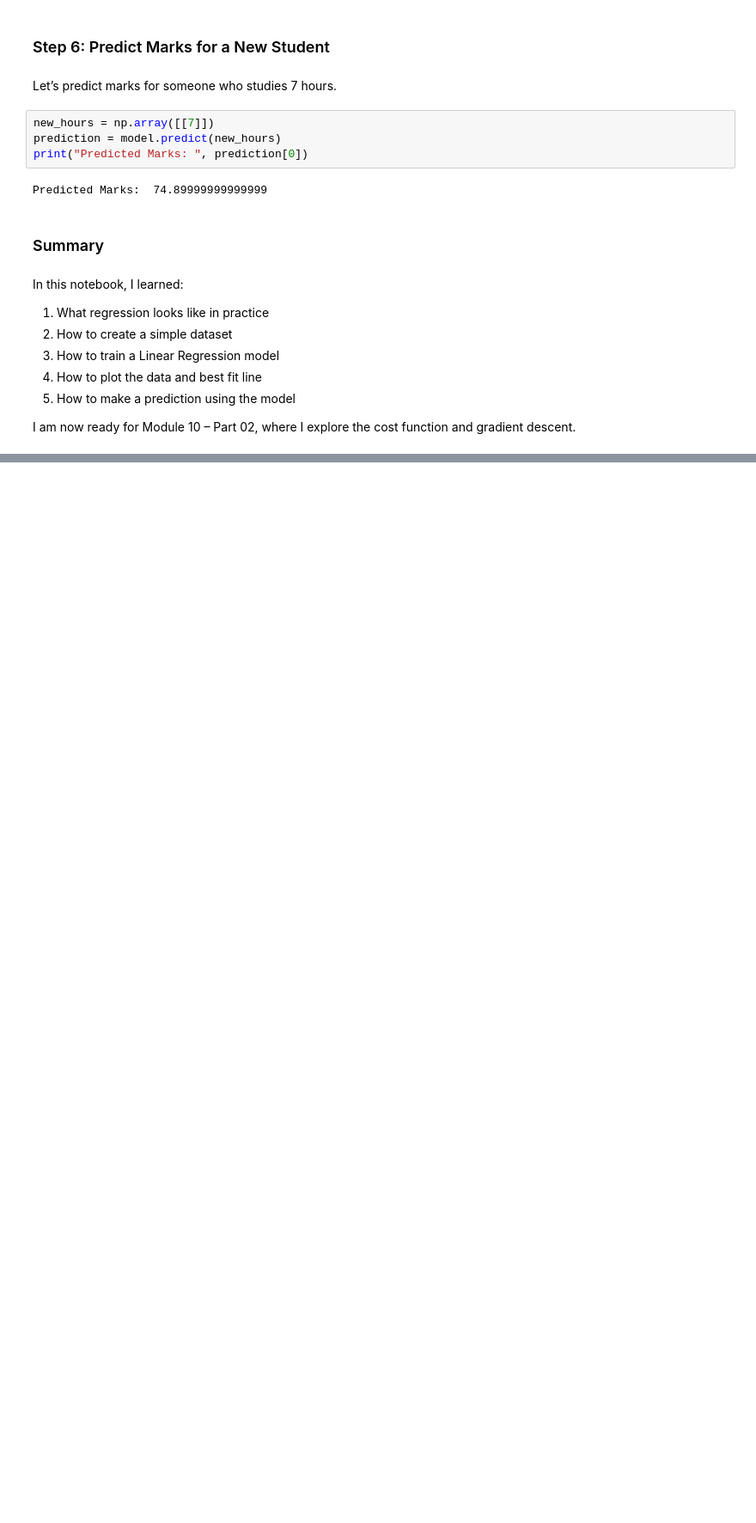
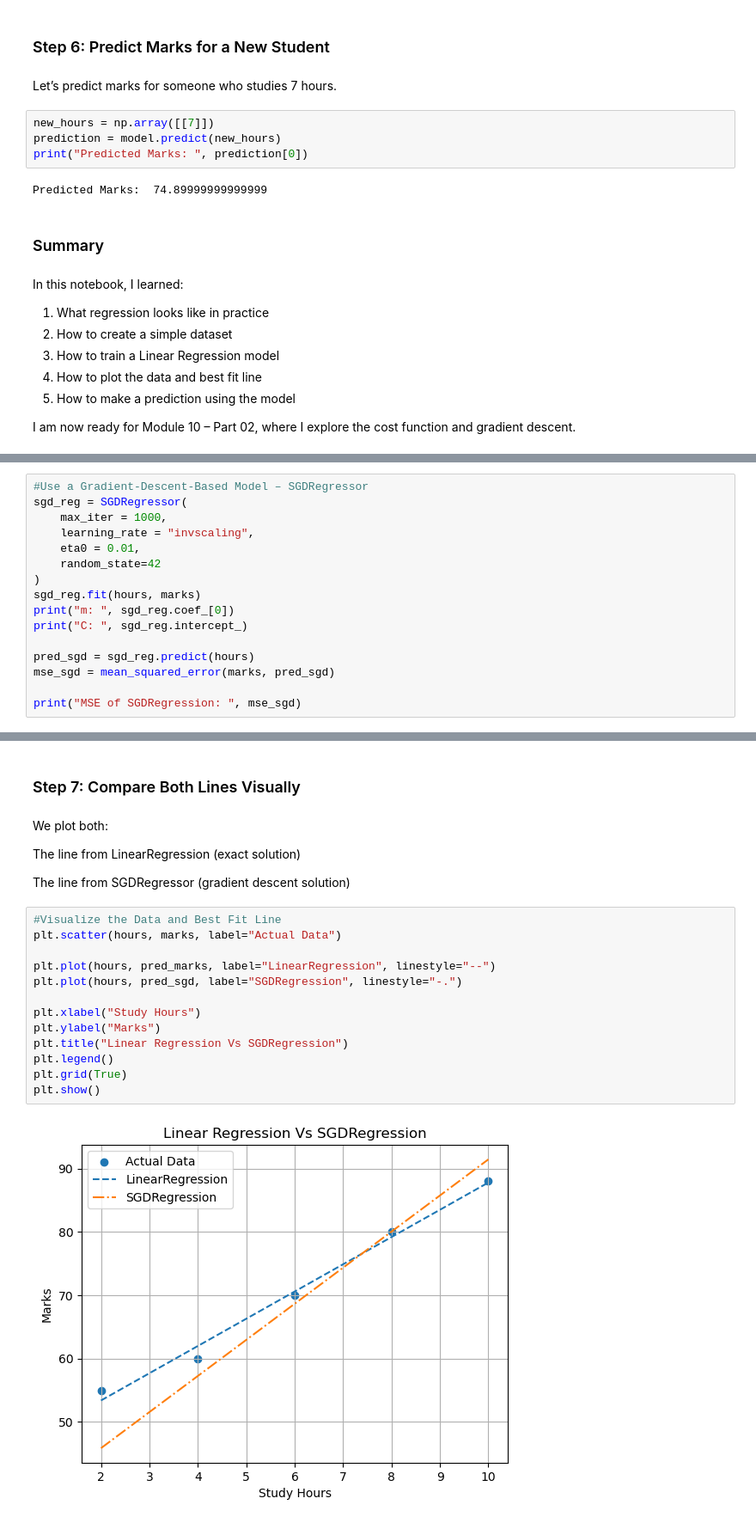
Before and after one commit to Tanvir-Ahmed-67/AI_ML_LEARNING, a Jupyter notebook: Matchine_Learning/Module_10_Linear_Regression_&_Logistic_Regression.ipynb, the cells around one changed output, grey strips where cells are left out. Shown: that part at 86% size. Cells and saved outputs as stored; diff of their text form; blank space fills up the shorter version.

```diff
--- a/Matchine_Learning/Module_10_Linear_Regression_&_Logistic_Regression.ipynb
+++ b/Matchine_Learning/Module_10_Linear_Regression_&_Logistic_Regression.ipynb
@@ -112,0 +208,16 @@ I am now ready for Module 10 – Part 02, where I explore the cost function and
+# %%
+#Use a Gradient-Descent-Based Model – SGDRegressor
+sgd_reg = SGDRegressor(
+    max_iter = 1000,
+    learning_rate = "invscaling",
+    eta0 = 0.01,
+    random_state=42
+)
+sgd_reg.fit(hours, marks)
+print("m: ", sgd_reg.coef_[0])
+print("C: ", sgd_reg.intercept_)
+
+pred_sgd = sgd_reg.predict(hours)
+mse_sgd = mean_squared_error(marks, pred_sgd)
+
+print("MSE of SGDRegression: ", mse_sgd)
@@ -112,0 +228,23 @@ I am now ready for Module 10 – Part 02, where I explore the cost function and
+# %% [markdown]
+### Step 7: Compare Both Lines Visually
+# %% [markdown]
+We plot both:
+
+The line from LinearRegression (exact solution)
+
+The line from SGDRegressor (gradient descent solution)
+# %%
+#Visualize the Data and Best Fit Line
+plt.scatter(hours, marks, label="Actual Data")
+
+plt.plot(hours, pred_marks, label="LinearRegression", linestyle="--")
+plt.plot(hours, pred_sgd, label="SGDRegression", linestyle="-.")
+
+plt.xlabel("Study Hours")
+plt.ylabel("Marks")
+plt.title("Linear Regression Vs SGDRegression")
+plt.legend()
+plt.grid(True)
+plt.show()
+# %% [output]
+[figure, added]
```
Also changed, not shown: parts of 19 cells of this notebook.
